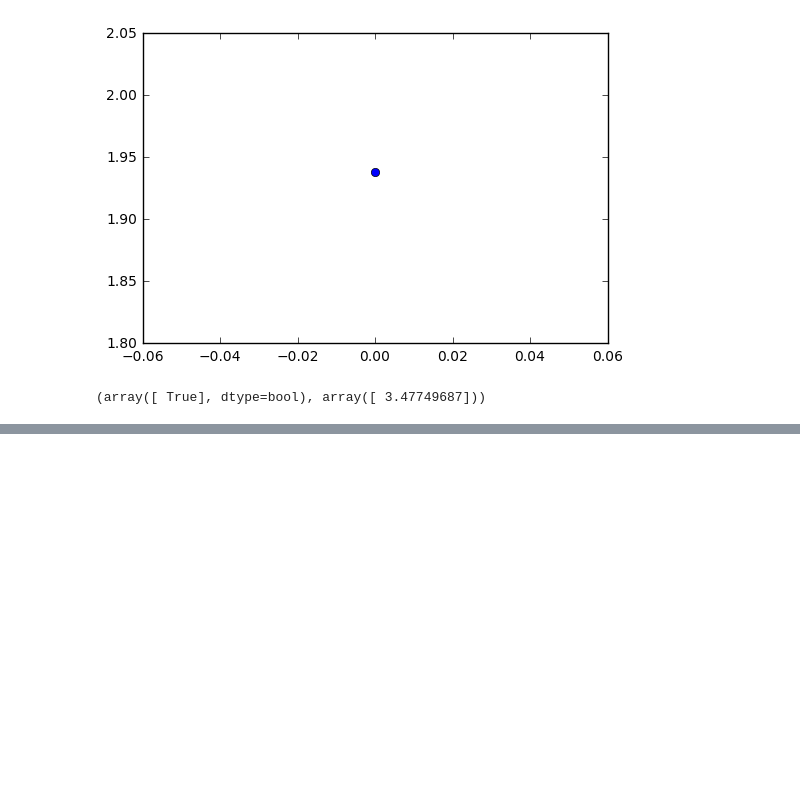
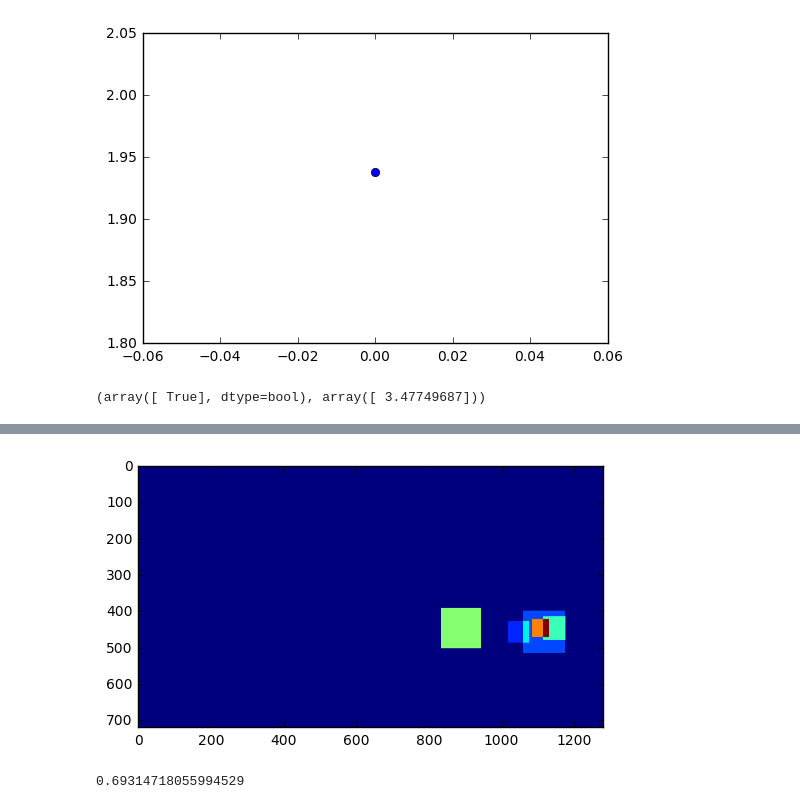
Before and after one commit to eigendreams/vehicle_tracking, a Jupyter notebook: Universal.ipynb, the cells around one changed output, grey strips where cells are left out. Cells and saved outputs as stored; diff of their text form; code cells hidden in the pictures; blank space fills up the shorter version.

```diff
--- a/Universal.ipynb
+++ b/Universal.ipynb
@@ -710,0 +696,38 @@ TypeError: list indices must be integers or slices, not list
+# %%
+def heatMap(img,
+            llist_windows,
+            frames):
+
+    # select only the last frames
+    last_windows = llist_windows[:-frames:-1]
+
+    # create heat map over image, will norm later
+    imgmap = np.zeros_like(img[:,:,0], dtype=np.float32)
+
+    # increment value of map if within box
+    for wlist in last_windows:
+        for window in wlist:
+            x1 = (window[0][0])
+            y1 = (window[0][1])
+            x2 = (window[1][0])
+            y2 = (window[1][1])
+            s  = (window[2][0])
+            # actually we only need an inner box, mmm
+            imgmap[y1:y2,x1:x2] = imgmap[y1:y2,x1:x2] + np.log(s + 1)
+
+    # normalize it
+    imgmap = normalizeLayer(imgmap) + 0.5
+
+    return imgmap
+# %%
+hmap = heatMap(img,
+               [None, None, tops],
+               2)
+plt.imshow(hmap)
+plt.show()
+# %% [output]
+[figure, added]
+# %%
+np.log(2)
+# %% [output]
+0.69314718055994529
```
Also changed, not shown: parts of 12 cells of this notebook.
